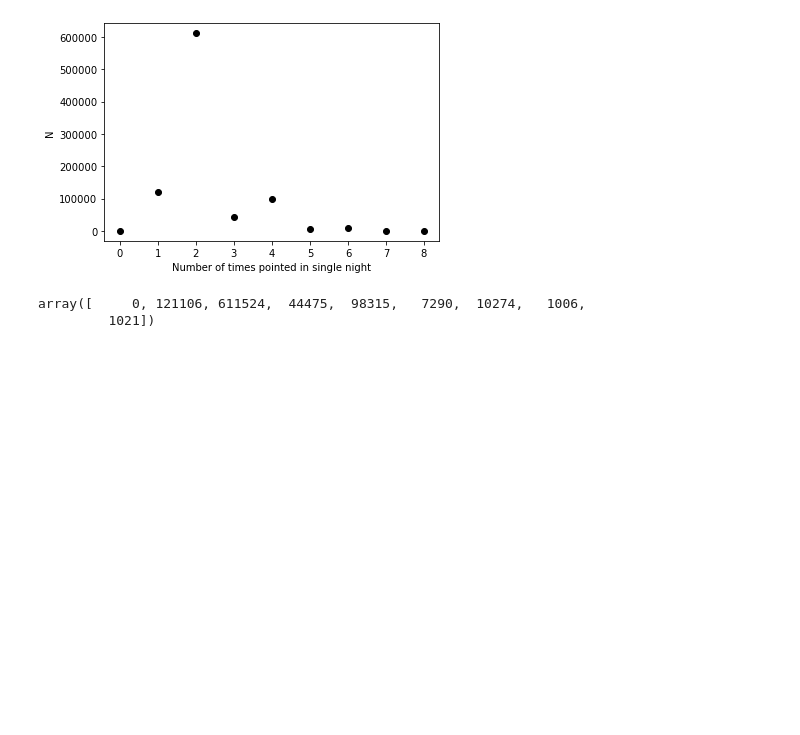
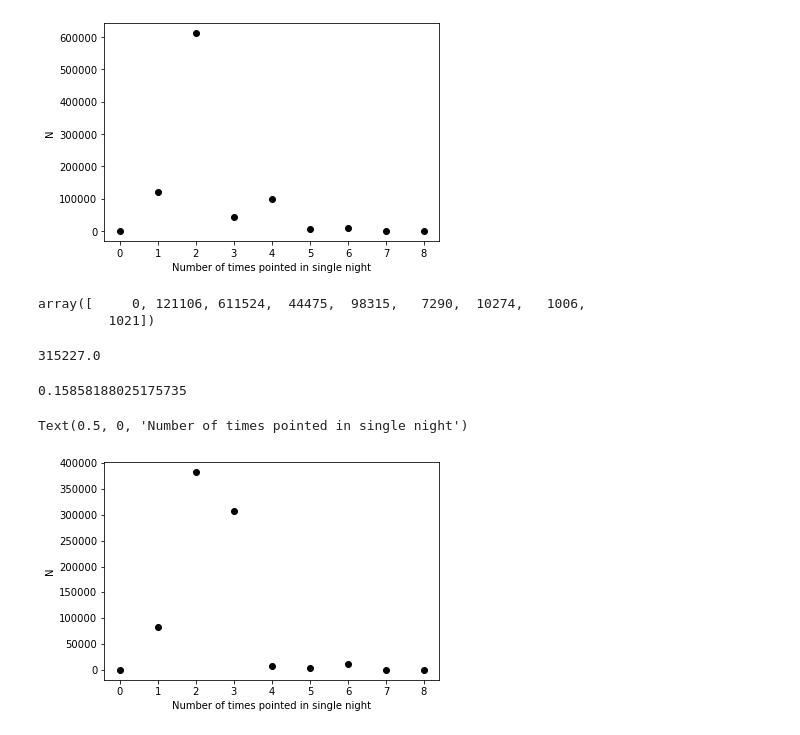
Before and after one commit to lsst-sims/sims_featureScheduler_runs2.1, a Jupyter notebook: baseline/repeat_in_night_check.ipynb, the cells around one changed output. Cells and saved outputs as stored; diff of their text form; code cells hidden in the pictures; blank space fills up the shorter version.

```diff
--- a/baseline/repeat_in_night_check.ipynb
+++ b/baseline/repeat_in_night_check.ipynb
@@ -37,3 +37,39 @@ vals
 # %% [output]
 array([     0, 121106, 611524,  44475,  98315,   7290,  10274,   1006,
          1021])
+# %%
+np.sum(vals[3:]*(x[3:]-2))
+# %% [output]
+315227.0
+# %%
+np.sum(vals[3:]*(x[3:]-2))/df['night'].values.size
+# %% [output]
+0.15858188025175735
+# %%
+db = sqlite3.connect('/Users/yoachim/runs2/presto/presto_gap2.5_mix_v2.0_10yrs.db')
+df = pd.read_sql('select fieldRA,fieldDec,night from observations where note not like "%DD%";', db)
+
+bins = np.arange(10)-0.5
+x = (bins[1:] + bins[0:-1])/2
+
+hash_list = [hash((v1, v2, v3)) for v1,v2,v3 in zip(df['fieldRA'], df['fieldDec'], df['night'])]
+
+
+def binup_freq(pointings, bins):
+    vals = np.sort(pointings)
+    uvals = np.unique(vals)
+    left = np.searchsorted(vals,uvals)
+    right = np.searchsorted(vals,uvals, side='right')
+    freq = right-left
+    result, _bins = np.histogram(freq, bins)
+    return result
+
+
+vals = binup_freq(hash_list, bins)
+
+plt.plot(x, vals, 'ko')
+plt.ylabel('N')
+plt.xlabel('Number of times pointed in single night')
+# %% [output]
+Text(0.5, 0, 'Number of times pointed in single night')
+[figure, added]
```
Also changed, not shown: parts of 2 cells of this notebook.
